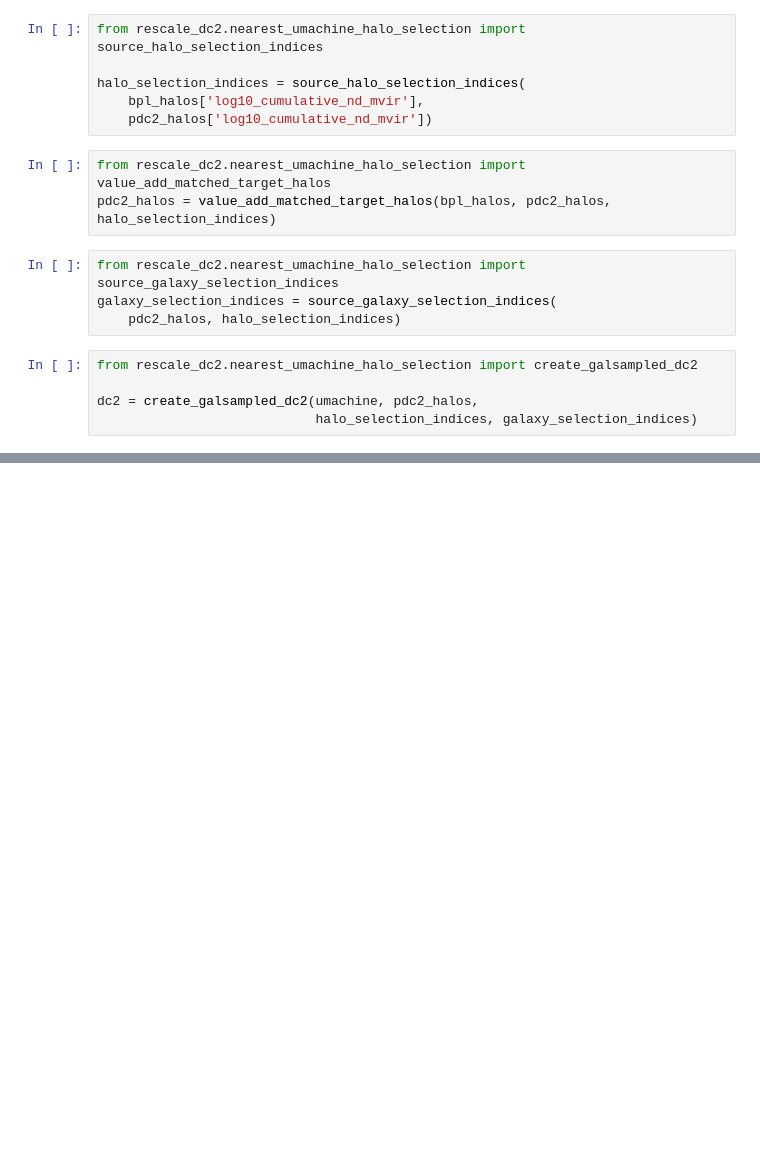
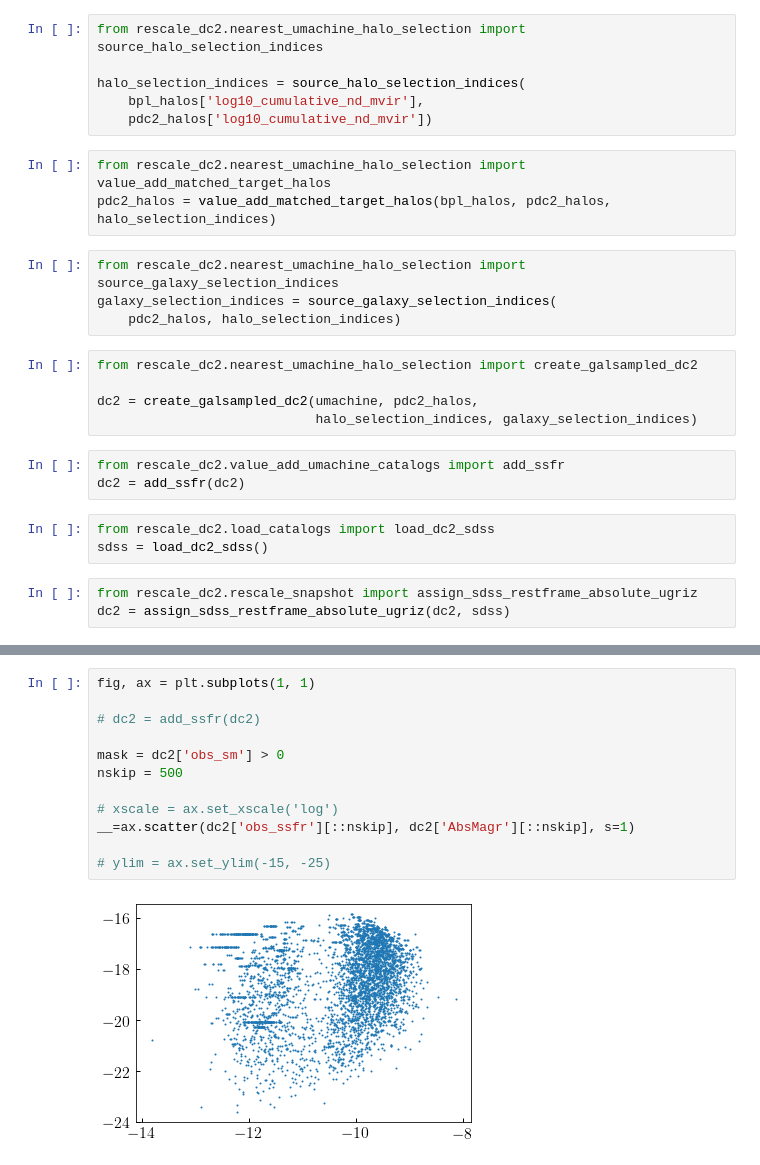
Before and after one commit to dkorytov/rescale_dc2, a Jupyter notebook: notebooks/dc2_end_to_end.ipynb, the cells around one changed output, grey strips where cells are left out. Cells and saved outputs as stored; diff of their text form; blank space fills up the shorter version.

```diff
--- a/notebooks/dc2_end_to_end.ipynb
+++ b/notebooks/dc2_end_to_end.ipynb
@@ -36,3 +50,12 @@ from rescale_dc2.nearest_umachine_halo_selection import create_galsampled_dc2
 
 dc2 = create_galsampled_dc2(umachine, pdc2_halos,
                             halo_selection_indices, galaxy_selection_indices)
+# %%
+from rescale_dc2.value_add_umachine_catalogs import add_ssfr
+dc2 = add_ssfr(dc2)
+# %%
+from rescale_dc2.load_catalogs import load_dc2_sdss
+sdss = load_dc2_sdss()
+# %%
+from rescale_dc2.rescale_snapshot import assign_sdss_restframe_absolute_ugriz
+dc2 = assign_sdss_restframe_absolute_ugriz(dc2, sdss)
@@ -38,0 +79,14 @@ dc2 = create_galsampled_dc2(umachine, pdc2_halos,
+# %%
+fig, ax = plt.subplots(1, 1)
+
+# dc2 = add_ssfr(dc2)
+
+mask = dc2['obs_sm'] > 0
+nskip = 500
+
+# xscale = ax.set_xscale('log')
+__=ax.scatter(dc2['obs_ssfr'][::nskip], dc2['AbsMagr'][::nskip], s=1)
+
+# ylim = ax.set_ylim(-15, -25)
+# %% [output]
+[figure, added]
```
Also changed, not shown: parts of 4 cells of this notebook, 3 other files.
